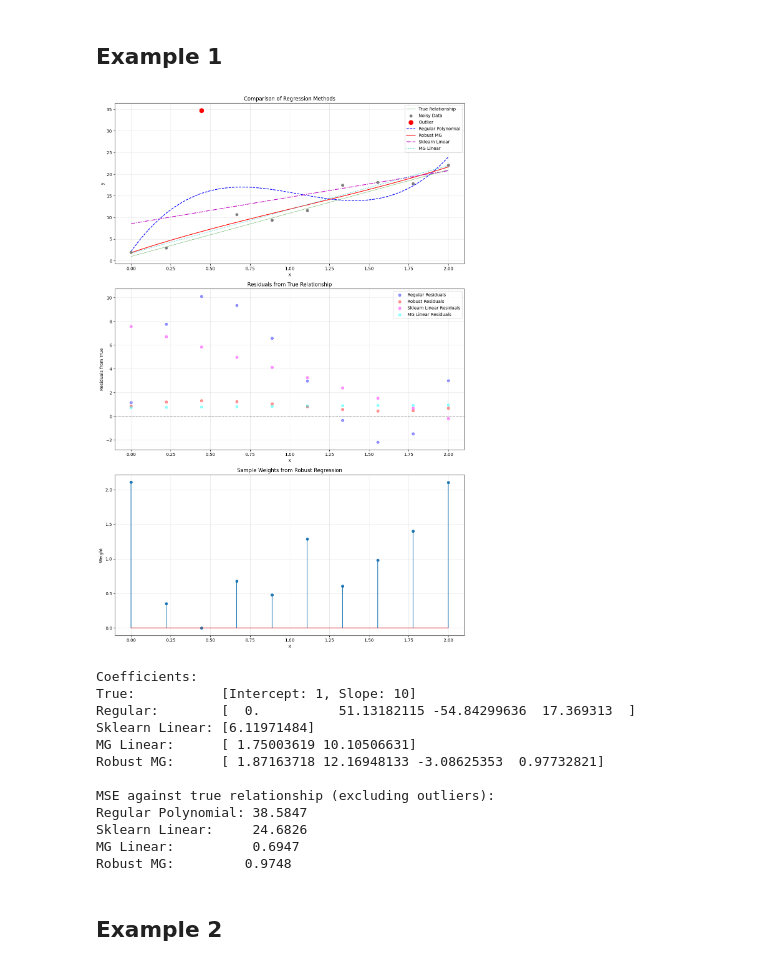
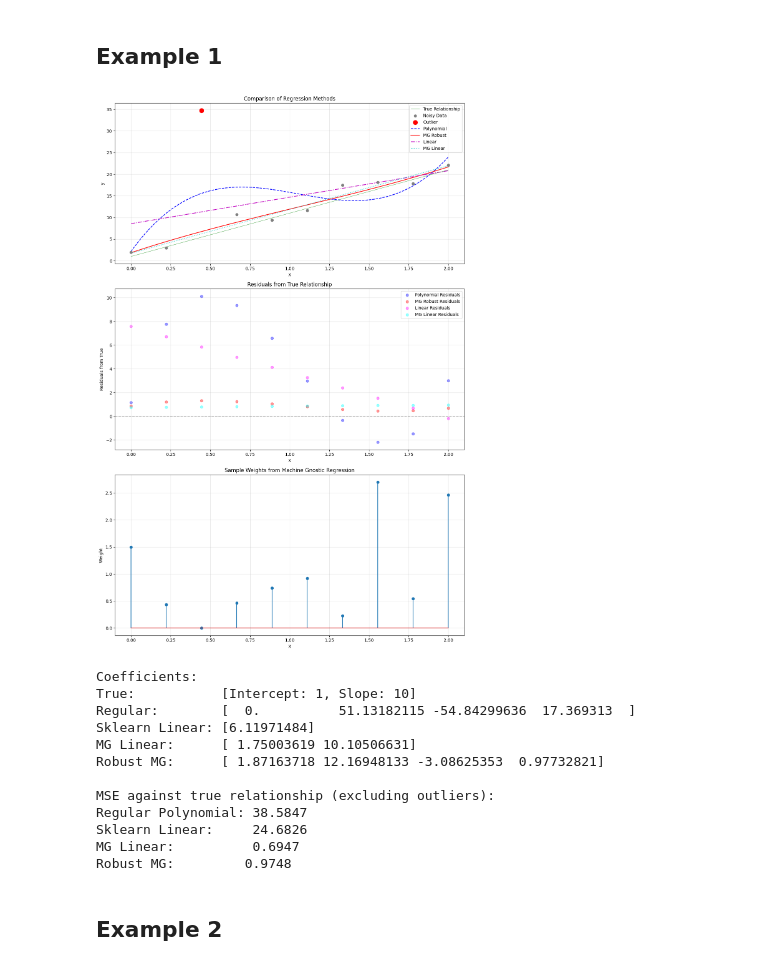
Before and after one commit to MachineGnostics/machinegnostics.io, a Jupyter notebook: examples/example_1_1_small_data_linreg.ipynb, the cells around one changed output. Drawn from its saved outputs; the diff is of its cells as text; code cells hidden in the pictures.

```diff
--- a/examples/example_1_1_small_data_linreg.ipynb
+++ b/examples/example_1_1_small_data_linreg.ipynb
@@ -64,9 +64,9 @@ fig, (ax1, ax2, ax3) = plt.subplots(3, 1, figsize=(12, 18))
 ax1.plot(X, y_clean, 'g-', label='True Relationship', linewidth=0.5)
 ax1.scatter(X, y_noisy, color='gray', label='Noisy Data', zorder=2)
 ax1.scatter(X[2], y_noisy[2], color='red', s=100, label='Outlier', zorder=3)
-ax1.plot(X_test, y_pred_regular_test, 'b--', label='Regular Polynomial', zorder=1)
-ax1.plot(X_test, y_pred_robust_test, 'r-', label='Robust MG', zorder=1)
-ax1.plot(X_test, y_pred_sk_test, 'm-.', label='Sklearn Linear', zorder=1)
+ax1.plot(X_test, y_pred_regular_test, 'b--', label='Polynomial', zorder=1)
+ax1.plot(X_test, y_pred_robust_test, 'r-', label='MG Robust', zorder=1)
+ax1.plot(X_test, y_pred_sk_test, 'm-.', label='Linear', zorder=1)
 ax1.plot(X_test, y_pred_mg_linreg_test, 'c:', label='MG Linear', zorder=1)
 ax1.set_xlabel('X')
 ax1.set_ylabel('y')
@@ -79,9 +79,9 @@ residuals_regular = y_pred_regular - y_clean
 residuals_robust = y_pred_robust - y_clean
 residuals_sk = y_pred_sk - y_clean
 residuals_mg_linreg = y_pred_mg_linreg - y_clean
-ax2.scatter(X, residuals_regular, color='blue', label='Regular Residuals', alpha=0.4)
-ax2.scatter(X, residuals_robust, color='red', label='Robust Residuals', alpha=0.4)
-ax2.scatter(X, residuals_sk, color='magenta', label='Sklearn Linear Residuals', alpha=0.4)
+ax2.scatter(X, residuals_regular, color='blue', label='Polynomial Residuals', alpha=0.4)
+ax2.scatter(X, residuals_robust, color='red', label='MG Robust Residuals', alpha=0.4)
+ax2.scatter(X, residuals_sk, color='magenta', label='Linear Residuals', alpha=0.4)
 ax2.scatter(X, residuals_mg_linreg, color='cyan', label='MG Linear Residuals', alpha=0.4)
 ax2.axhline(y=0, color='k', linestyle='--', alpha=0.3)
 ax2.set_xlabel('X')
@@ -90,36 +90,36 @@ ax2.set_title('Residuals from True Relationship')
 ax2.legend()
 ax2.grid(True, alpha=0.3)
 
 # Plot sample weights
-ax3.stem(X.ravel(), mg_model.weights, label='MG Robust Weights')
+ax3.stem(X.ravel(), mg_linreg.weights, label='MG Linear Regression Weights')
 ax3.set_xlabel('X')
 ax3.set_ylabel('Weight')
-ax3.set_title('Sample Weights from Robust Regression')
+ax3.set_title('Sample Weights from Machine Gnostic Regression')
 ax3.grid(True, alpha=0.3)
 
 plt.tight_layout()
 plt.show()
 
 # Print performance metrics
 print("Coefficients:")
 print(f"True:           [Intercept: 1, Slope: 10]")
 print(f"Regular:        {poly_reg.named_steps['linearregression'].coef_}")
 print(f"Sklearn Linear: {sk_model.coef_}")
 print(f"MG Linear:      {mg_linreg.coefficients}")
 print(f"Robust MG:      {mg_model.coefficients}")
 
 # Calculate MSE against true relationship
 mse_regular = np.mean((y_pred_regular[:-2] - y_clean[:-2])**2)
 mse_robust = np.mean((y_pred_robust[:-2] - y_clean[:-2])**2)
 mse_sk = np.mean((y_pred_sk[:-2] - y_clean[:-2])**2)
 mse_mg_linreg = np.mean((y_pred_mg_linreg[:-2] - y_clean[:-2])**2)
 print("\nMSE against true relationship (excluding outliers):")
 print(f"Regular Polynomial: {mse_regular:.4f}")
 print(f"Sklearn Linear:     {mse_sk:.4f}")
 print(f"MG Linear:          {mse_mg_linreg:.4f}")
 print(f"Robust MG:         {mse_robust:.4f}")
 # %% [output]
-[figure, old version]
+[figure, new version]
 Coefficients:
 True:           [Intercept: 1, Slope: 10]
 Regular:        [  0.          51.13182115 -54.84299636  17.369313  ]
```
Also changed, not shown: parts of 1 cell of this notebook, 11 other files.
